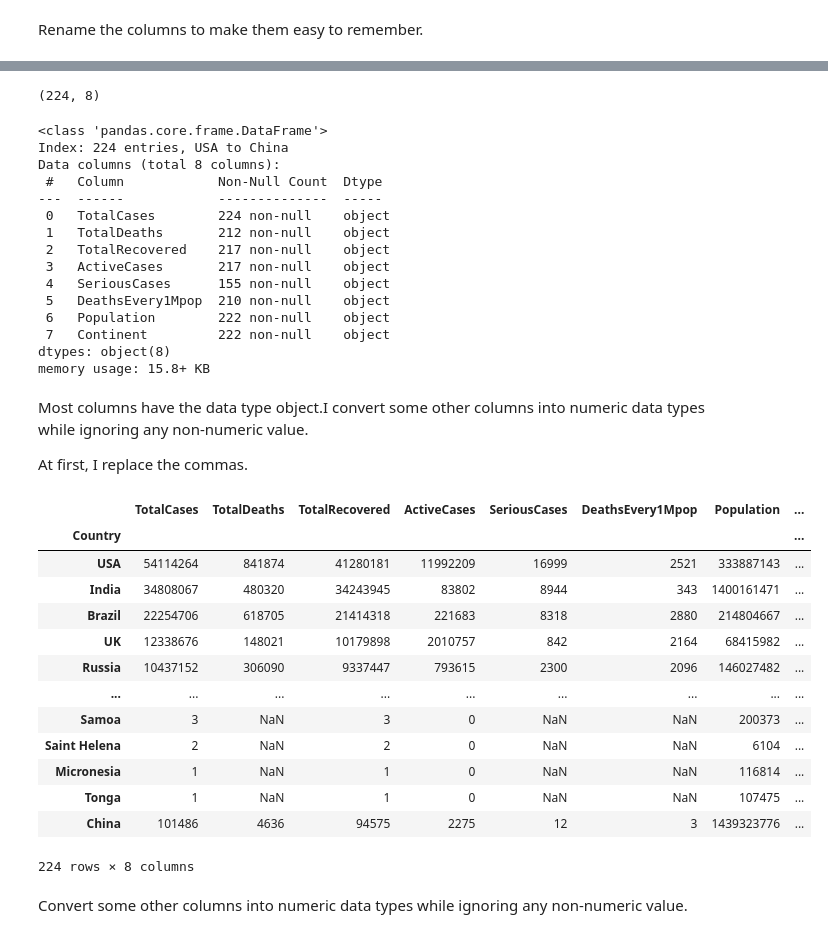
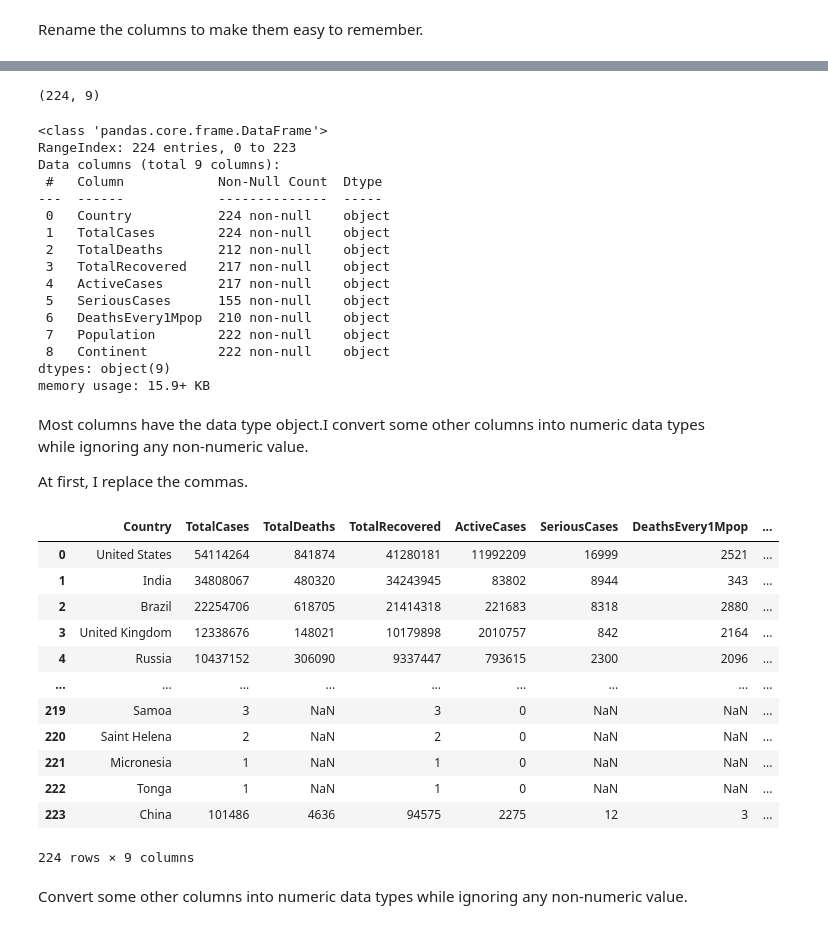
Before and after one commit to Siyanho/project, a Jupyter notebook: Part3.ipynb, the cells around one changed output, grey strips where cells are left out. Cells and saved outputs as stored; diff of their text form; code cells hidden in the pictures.

```diff
--- a/Part3.ipynb
+++ b/Part3.ipynb
@@ -164,6 +164,6 @@ Rename the columns to make them easy to remember.
 df2=df1.rename(columns={'Country,\nOther':'Country','Total\nCases':'TotalCases','Total\nDeaths':'TotalDeaths',
                      'Total\nRecovered':'TotalRecovered','Active\nCases':'ActiveCases',
                      'Serious,\nCritical':'SeriousCases','Deaths/\n1M pop':'DeathsEvery1Mpop'})
-df2.set_index(["Country"], inplace=True)
+#df2.set_index(["Country"], inplace=True)
 df2
 # %% [output]
@@ -183,0 +183,4 @@ df2
+# %%
+df2.loc[0]['Country']='United States'
+df2.loc[3]['Country']='United Kingdom'
+df2.head(5)
@@ -184,50 +194,50 @@ df2
 # %%
 df2.shape
 # %% [output]
-(224, 8)
+(224, 9)
 # %%
 df2.info()
 # %% [output]
 <class 'pandas.core.frame.DataFrame'>
-Index: 224 entries, USA to China
-Data columns (total 8 columns):
+RangeIndex: 224 entries, 0 to 223
+Data columns (total 9 columns):
  #   Column            Non-Null Count  Dtype
 ---  ------            --------------  -----
- 0   TotalCases        224 non-null    object
- 1   TotalDeaths       212 non-null    object
- 2   TotalRecovered    217 non-null    object
- 3   ActiveCases       217 non-null    object
- 4   SeriousCases      155 non-null    object
- 5   DeathsEvery1Mpop  210 non-null    object
- 6   Population        222 non-null    object
- 7   Continent         222 non-null    object
-dtypes: object(8)
-memory usage: 15.8+ KB
+ 0   Country           224 non-null    object
+ 1   TotalCases        224 non-null    object
+ 2   TotalDeaths       212 non-null    object
+ 3   TotalRecovered    217 non-null    object
+ 4   ActiveCases       217 non-null    object
+ 5   SeriousCases      155 non-null    object
+ 6   DeathsEvery1Mpop  210 non-null    object
+ 7   Population        222 non-null    object
+ 8   Continent         222 non-null    object
+dtypes: object(9)
+memory usage: 15.9+ KB
 # %% [markdown]
 Most columns have the data type object.I convert some other columns into numeric data types while ignoring any non-numeric value.
 
 At first, I replace the commas.
 # %%
 for i in range(224):
-    for j in range(8):
+    for j in range(9):
         if type(df2.iloc[i][j]) != float:
             df2.iloc[i][j]=df2.iloc[i][j].replace(',','')
 df2
 # %% [output]
-|  | TotalCases | TotalDeaths | TotalRecovered | ActiveCases | SeriousCases | DeathsEvery1Mpop | Population | ... |
-| Country |  |  |  |  |  |  |  | ... |
-| USA | 54114264 | 841874 | 41280181 | 11992209 | 16999 | 2521 | 333887143 | ... |
-| India | 34808067 | 480320 | 34243945 | 83802 | 8944 | 343 | 1400161471 | ... |
-| Brazil | 22254706 | 618705 | 21414318 | 221683 | 8318 | 2880 | 214804667 | ... |
-| UK | 12338676 | 148021 | 10179898 | 2010757 | 842 | 2164 | 68415982 | ... |
-| Russia | 10437152 | 306090 | 9337447 | 793615 | 2300 | 2096 | 146027482 | ... |
+|  | Country | TotalCases | TotalDeaths | TotalRecovered | ActiveCases | SeriousCases | DeathsEvery1Mpop | ... |
+| 0 | United States | 54114264 | 841874 | 41280181 | 11992209 | 16999 | 2521 | ... |
+| 1 | India | 34808067 | 480320 | 34243945 | 83802 | 8944 | 343 | ... |
+| 2 | Brazil | 22254706 | 618705 | 21414318 | 221683 | 8318 | 2880 | ... |
+| 3 | United Kingdom | 12338676 | 148021 | 10179898 | 2010757 | 842 | 2164 | ... |
+| 4 | Russia | 10437152 | 306090 | 9337447 | 793615 | 2300 | 2096 | ... |
 | ... | ... | ... | ... | ... | ... | ... | ... | ... |
-| Samoa | 3 | NaN | 3 | 0 | NaN | NaN | 200373 | ... |
-| Saint Helena | 2 | NaN | 2 | 0 | NaN | NaN | 6104 | ... |
-| Micronesia | 1 | NaN | 1 | 0 | NaN | NaN | 116814 | ... |
-| Tonga | 1 | NaN | 1 | 0 | NaN | NaN | 107475 | ... |
-| China | 101486 | 4636 | 94575 | 2275 | 12 | 3 | 1439323776 | ... |
+| 219 | Samoa | 3 | NaN | 3 | 0 | NaN | NaN | ... |
+| 220 | Saint Helena | 2 | NaN | 2 | 0 | NaN | NaN | ... |
+| 221 | Micronesia | 1 | NaN | 1 | 0 | NaN | NaN | ... |
+| 222 | Tonga | 1 | NaN | 1 | 0 | NaN | NaN | ... |
+| 223 | China | 101486 | 4636 | 94575 | 2275 | 12 | 3 | ... |
-224 rows × 8 columns
+224 rows × 9 columns
 # %% [markdown]
 Convert some other columns into numeric data types while ignoring any non-numeric value.
 # %%
```
Also changed, not shown: parts of 19 cells of this notebook.
